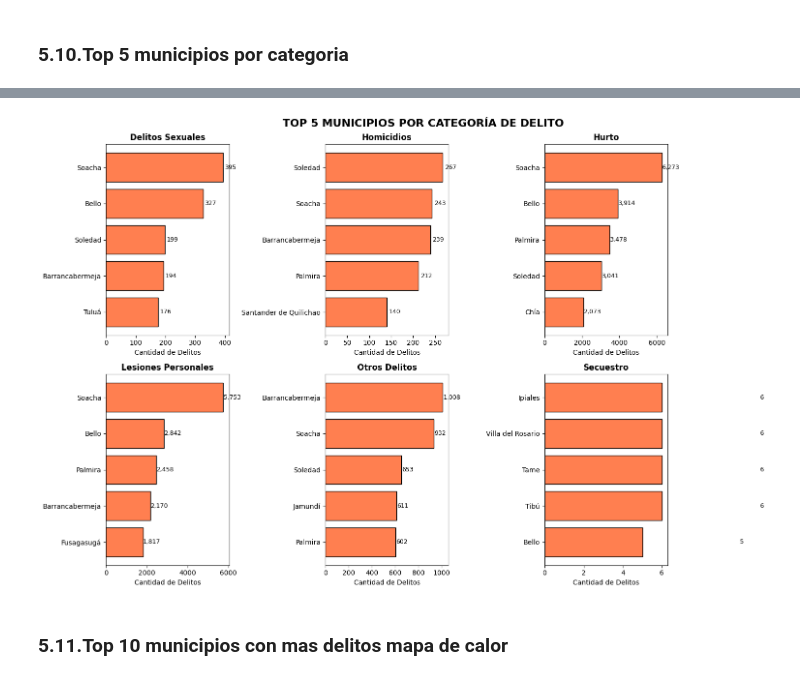
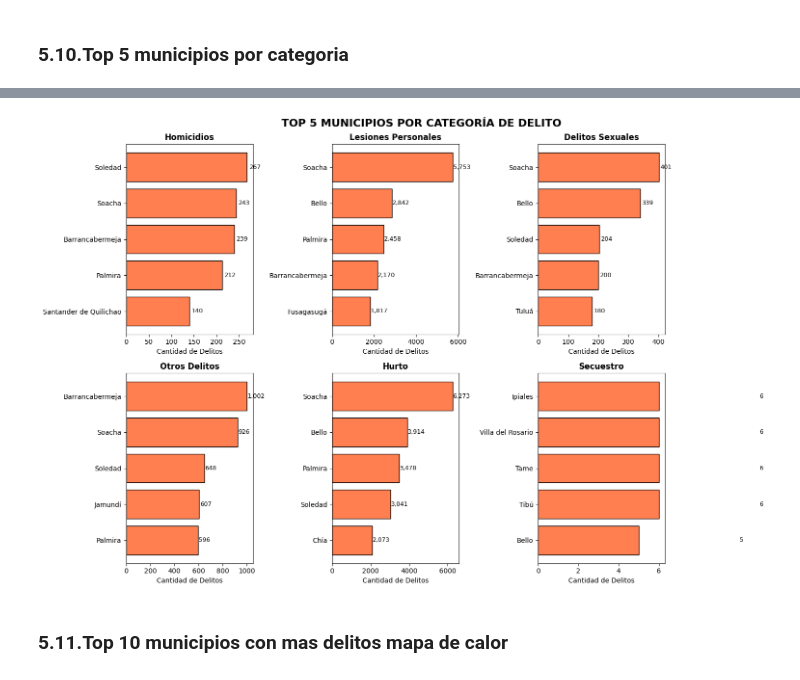
Before and after one commit to majo581/TALLERES, a Jupyter notebook: trabajo_de_econometria.ipynb, the cells around one changed output, grey strips where cells are left out. Cells and saved outputs as stored; diff of their text form; code cells hidden in the pictures.

```diff
--- a/trabajo_de_econometria.ipynb
+++ b/trabajo_de_econometria.ipynb
@@ -211,9 +211,3 @@ Delitos Sexuales        31465
 Homicidios              20622
 Secuestro                 313
 Name: count, dtype: int64
-# %%
-# Aplicar la función mejorada
-df_delitos['CATEGORIA'] = df_delitos_filtrado['DELITOS'].apply(clasificar_delito_final)
-
-# Ver la nueva distribución
-print(df_delitos_filtrado.groupby('CATEGORIA')['DELITOS'].nunique())
@@ -350,8 +354,8 @@ plt.show()
 fig, axes = plt.subplots(2, 3, figsize=(18, 12))
 axes = axes.flatten()
 
-for i, categoria in enumerate(df_delitos_filtrado['CATEGORIA'].unique()):
-    datos = df_delitos_filtrado[df_delitos_filtrado['CATEGORIA'] == categoria]
+for i, categoria in enumerate(df_delitos['CATEGORIA'].unique()):
+    datos = df_delitos[df_delitos['CATEGORIA'] == categoria]
     top = datos.groupby('DEPARTAMENTO')['CANTIDAD'].sum().sort_values(ascending=False).head(5)
 
     top.plot(kind='bar', ax=axes[i], color='coral', edgecolor='black')
@@ -560,8 +626,8 @@ plt.show()
 ###  5.8.Top 15 municipios-porcentaje total de delitos en Colombia
 # %%
 # Calcular porcentaje de cada municipio sobre el total nacional
-total_nacional = delitos_por_muni_cat['CANTIDAD'].sum()
-top15 = delitos_por_muni_cat.groupby('MUNICIPIO')['CANTIDAD'].sum().sort_values(ascending=False).head(15)
+total_nacional = df_delitos_filtrado['CANTIDAD'].sum()
+top15 = df_delitos_filtrado.groupby('MUNICIPIO')['CANTIDAD'].sum().sort_values(ascending=False).head(15)
 top15_porcentaje = (top15 / total_nacional) * 100
 
 plt.figure(figsize=(12, 8))
@@ -617,8 +683,8 @@ plt.show()
 ###  5.10.Top 5 municipios por categoria
 # %%
 # Top 5 por categoría (con los datos filtrados)
-for categoria in delitos_por_muni_cat['CATEGORIA'].unique():
-    top = delitos_por_muni_cat[delitos_por_muni_cat['CATEGORIA'] == categoria]
+for categoria in df_delitos_filtrado['CATEGORIA'].unique():
+    top = df_delitos_filtrado[df_delitos_filtrado['CATEGORIA'] == categoria]
     top = top.sort_values('CANTIDAD', ascending=False).head(5)
     print(f"\n{'='*50}")
     print(f"TOP 5 MUNICIPIOS - {categoria}")
@@ -646,46 +712,86 @@ Bello: 5 delitos
 # %%
 import matplotlib.pyplot as plt
-import numpy as np
 
-# Preparar datos
-categorias = delitos_por_muni_cat['CATEGORIA'].unique()
-top_municipios = ['Soacha', 'Bello', 'Soledad', 'Barrancabermeja', 'Palmira']
+# Lista de categorías
+categorias = df_delitos_filtrado['CATEGORIA'].unique()
 
-# Crear matriz de datos
+# Guardar datos
 datos = {}
+
+# Crear top 5 por categoría
 for cat in categorias:
-    top = delitos_por_muni_cat[delitos_por_muni_cat['CATEGORIA'] == cat]
-    top = top.sort_values('CANTIDAD', ascending=False).head(5)
-    datos[cat] = {row['MUNICIPIO']: row['CANTIDAD'] for _, row in top.iterrows()}
 
-# Configurar gráfico
-fig, axes = plt.subplots(2, 3, figsize=(16, 10))
+    top = (
+        df_delitos_filtrado[
+            df_delitos_filtrado['CATEGORIA'] == cat
+        ]
+        .groupby('MUNICIPIO')['CANTIDAD']
+        .sum()
+        .sort_values(ascending=False)
+        .head(5)
+        .reset_index()
+    )
+
+    datos[cat] = {
+        row['MUNICIPIO']: row['CANTIDAD']
+        for _, row in top.iterrows()
+    }
+
+# Configurar gráficos
+fig, axes = plt.subplots(2, 3, figsize=(16,10))
+
 axes = axes.flatten()
 
+# Crear cada gráfico
 for i, cat in enumerate(categorias):
+
     municipios = list(datos[cat].keys())
     valores = list(datos[cat].values())
 
-    # Barras horizontales
-    bars = axes[i].barh(municipios, valores, color='coral', edgecolor='black')
-    axes[i].set_title(f'{cat}', fontsize=12, fontweight='bold')
+    bars = axes[i].barh(
+        municipios,
+        valores,
+        color='coral',
+        edgecolor='black'
+    )
+
+    axes[i].set_title(
+        cat,
+        fontsize=12,
+        fontweight='bold'
+    )
+
     axes[i].set_xlabel('Cantidad de Delitos')
+
     axes[i].invert_yaxis()
 
-    # Agregar valores
+    # Agregar números
     for bar, val in zip(bars, valores):
-        axes[i].text(val + 5, bar.get_y() + bar.get_height()/2, f'{int(val):,}',
-                    va='center', fontsize=9)
 
-# Ocultar subplot sobrante
+        axes[i].text(
+            val + 5,
+            bar.get_y() + bar.get_height()/2,
+            f'{int(val):,}',
+            va='center',
+            fontsize=9
+        )
+
+# Ocultar gráfico sobrante
 if len(categorias) < 6:
     axes[-1].set_visible(False)
 
-plt.suptitle('TOP 5 MUNICIPIOS POR CATEGORÍA DE DELITO', fontsize=16, fontweight='bold')
+# Título general
+plt.suptitle(
+    'TOP 5 MUNICIPIOS POR CATEGORÍA DE DELITO',
+    fontsize=16,
+    fontweight='bold'
+)
+
 plt.tight_layout()
+
 plt.show()
 # %% [output]
-[figure, old version]
+[figure, new version]
 # %% [markdown]
 ###  5.11.Top 10 municipios con mas delitos mapa de calor
 # %%
```
Also changed, not shown: parts of 25 cells of this notebook.
